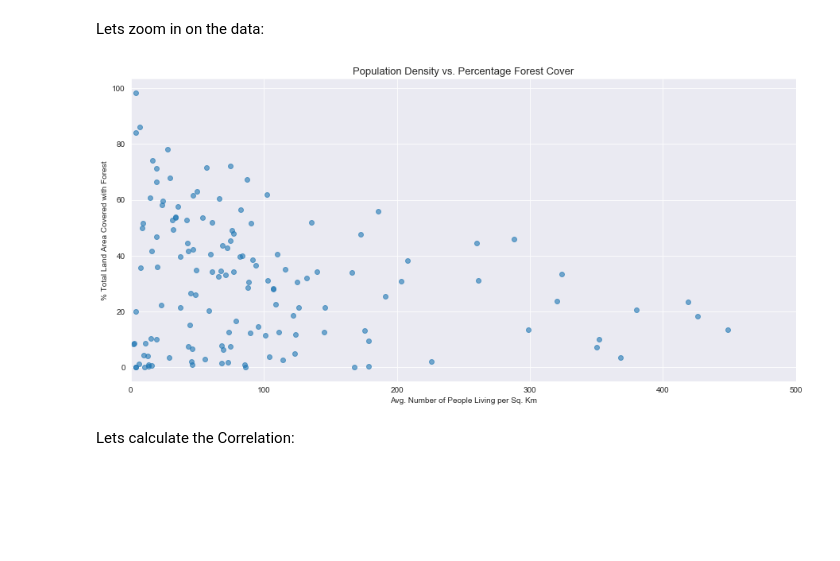
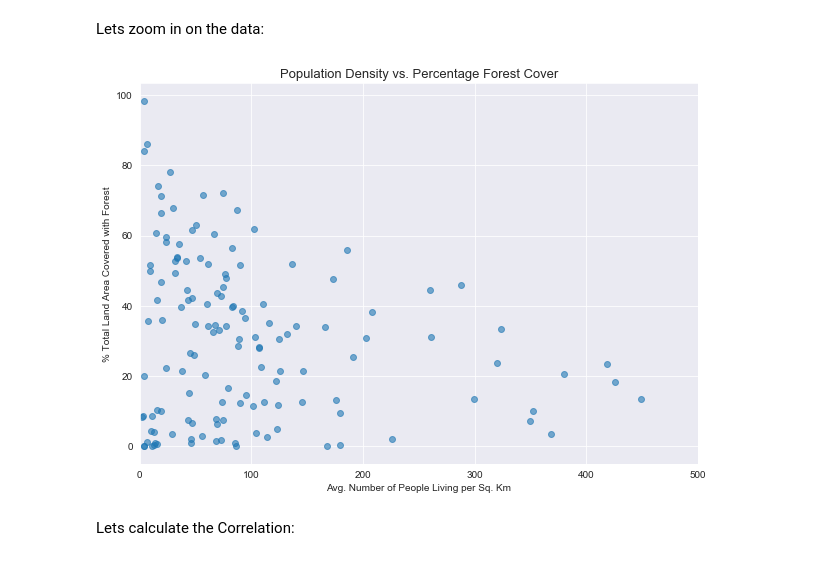
Before and after one commit to dhavalpotdar/Gapminder-World-Data-Analysis, a Jupyter notebook: analyzing_act.ipynb, the cells around one changed output. Cells and saved outputs as stored; diff of their text form; code cells hidden in the pictures; blank space fills up the shorter version.

```diff
--- a/analyzing_act.ipynb
+++ b/analyzing_act.ipynb
@@ -162,6 +167,3 @@ df1.head()
 | Algeria | 2011-01-01 | NaN | 13000 | 76.7 | 21.6 | 0.81 | 0.732 | ... |
 | Angola | 2011-01-01 | 70.4 | 5910 | 60.9 | 48.3 | 46.80 | 0.508 | ... |
 | Argentina | 2011-01-01 | 97.9 | 19600 | 76.0 | 33.3 | 10.30 | 0.822 | ... |
-# %%
-sns.set_style('white')
-pd.plotting.scatter_matrix(df1, figsize = (15, 15));
@@ -170,6 +170,7 @@ pd.plotting.scatter_matrix(df1, figsize = (15, 15));
 # %% [markdown]
 Before we try to answer our question, lets look at the distribution of both the metrics.
 # %%
+sns.set_style("darkgrid")
 plt.figure(figsize = (10, 5))
 
 bins = np.arange(0, df1.percent_forest_cover.max() + 5, 5)
@@ -206,15 +207,15 @@ plt.ylabel('% Total Land Area Covered with Forest', fontsize = 10);
 # %% [markdown]
 Lets zoom in on the data:
 # %%
-plt.figure(figsize = (15, 7))
+plt.figure(figsize = (10, 7))
 sns.regplot(data = df1, x = 'pop_density', y = 'percent_forest_cover', fit_reg = False, scatter_kws = {'alpha':0.6});
 plt.xlim(0, 500)
 
 plt.title('Population Density vs. Percentage Forest Cover', fontsize = 13)
 plt.xlabel('Avg. Number of People Living per Sq. Km', fontsize = 10)
 plt.ylabel('% Total Land Area Covered with Forest', fontsize = 10);
 # %% [output]
-[figure, old version]
+[figure, new version]
 # %% [markdown]
 Lets calculate the Correlation:
 # %%
```
Also changed, not shown: parts of 25 cells of this notebook, 2 other files.
